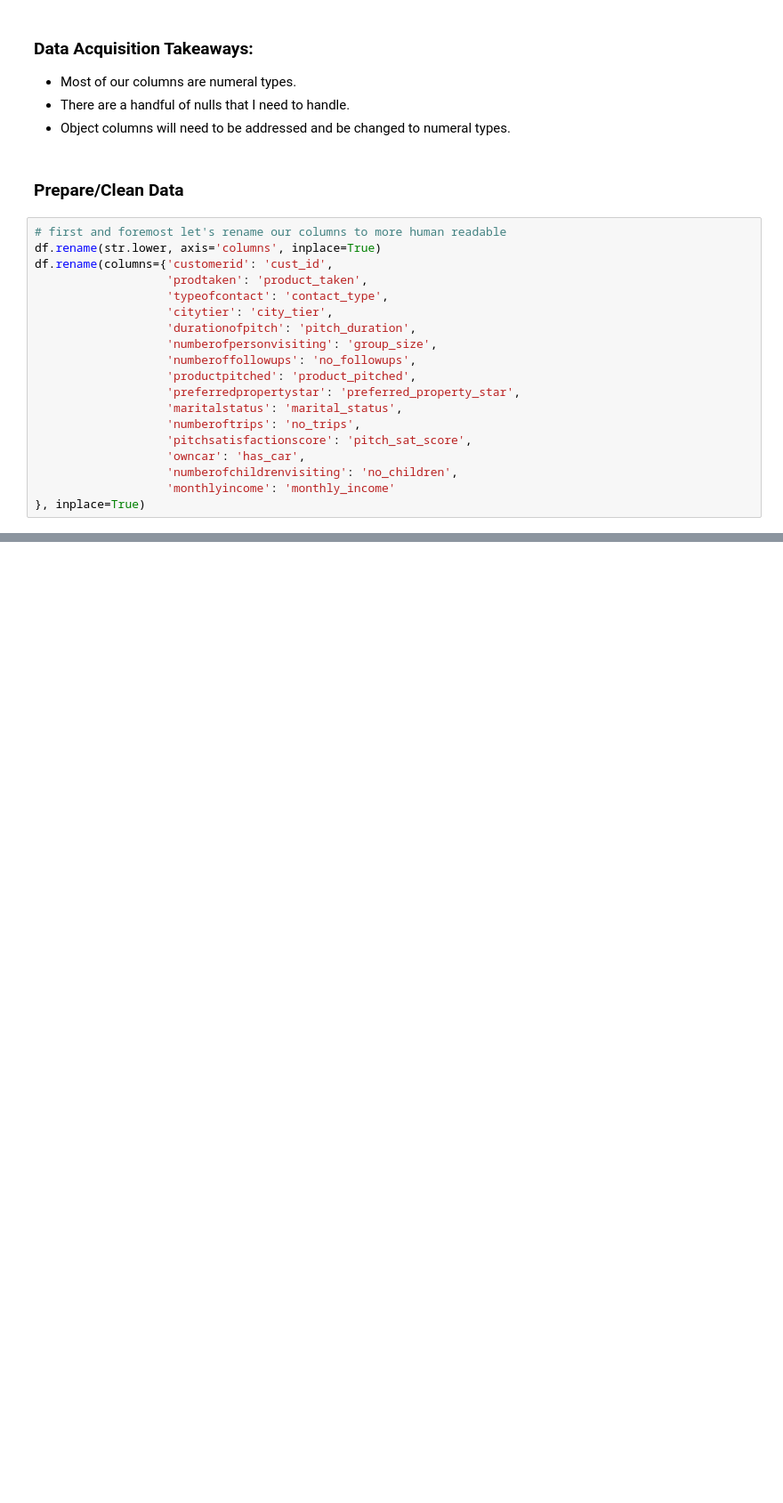
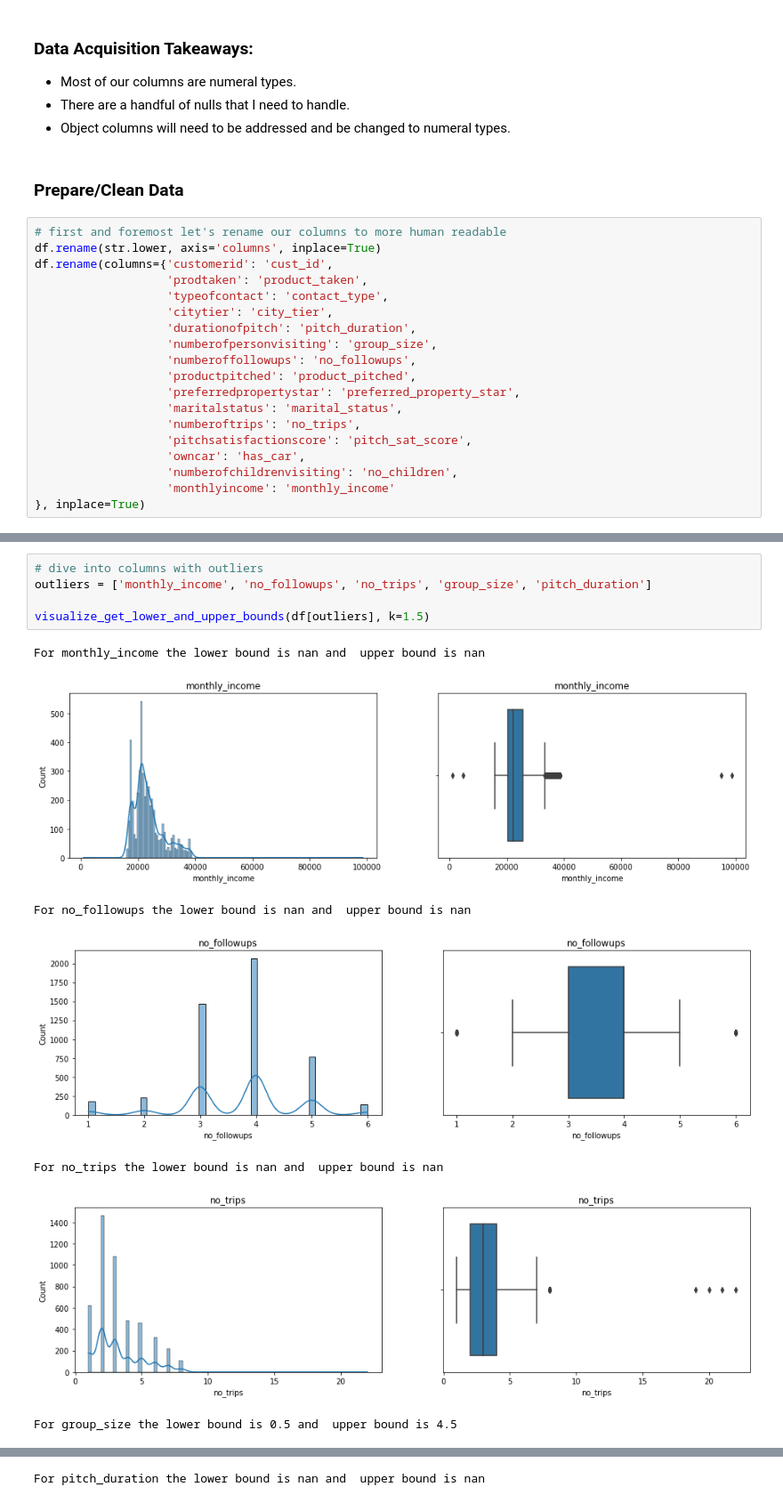
Before and after one commit to DesireeMcElroy/holiday-package-prediction, a Jupyter notebook: travel_package.ipynb, the cells around one changed output, grey strips where cells are left out. Shown at 89% size. Drawn from its saved outputs; the diff is of its cells as text; blank space fills up the shorter version.

```diff
--- a/travel_package.ipynb
+++ b/travel_package.ipynb
@@ -73,0 +152,13 @@ df.rename(columns={'customerid': 'cust_id',
+# %%
+# dive into columns with outliers
+outliers = ['monthly_income', 'no_followups', 'no_trips', 'group_size', 'pitch_duration']
+
+visualize_get_lower_and_upper_bounds(df[outliers], k=1.5)
+# %% [output]
+For monthly_income the lower bound is nan and  upper bound is nan
+[figure, added]
+For no_followups the lower bound is nan and  upper bound is nan
+[figure, added]
+For no_trips the lower bound is nan and  upper bound is nan
+[figure, added]
+For group_size the lower bound is 0.5 and  upper bound is 4.5
@@ -73,0 +166 @@ df.rename(columns={'customerid': 'cust_id',
+For pitch_duration the lower bound is nan and  upper bound is nan
```
Also changed, not shown: parts of 10 cells of this notebook.
